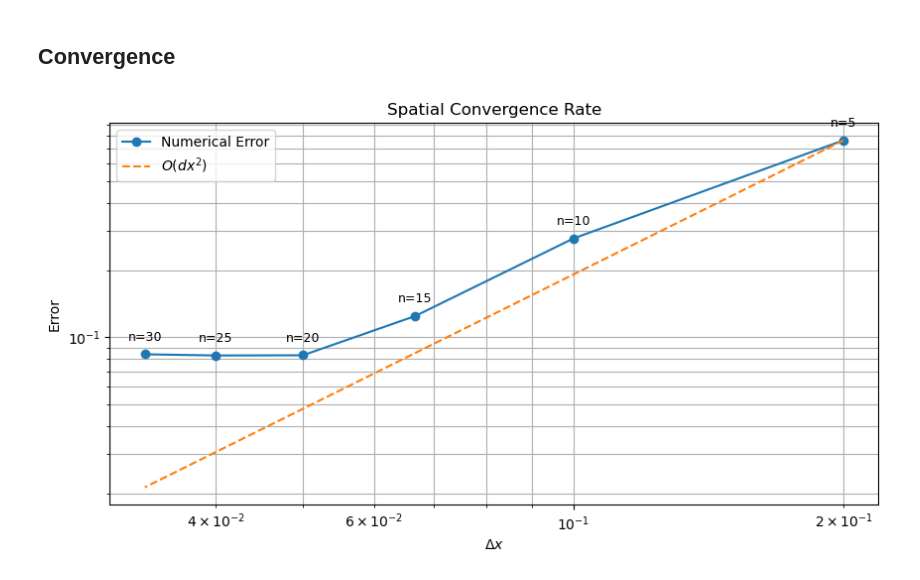
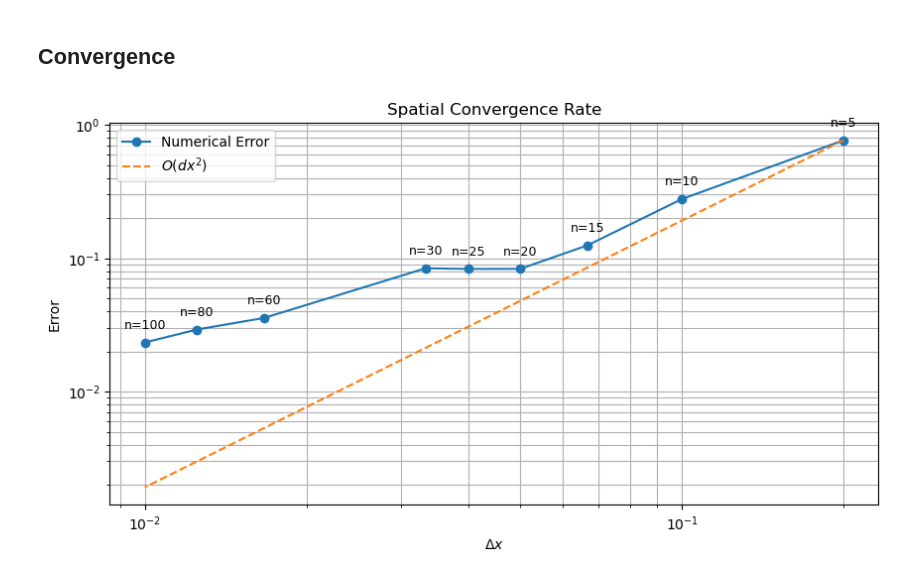
Before and after one commit to jedean2/Project_2_AE370, a Jupyter notebook: Final_FEM_Telegraph_Equation.ipynb, the cells around one changed output. Drawn from its saved outputs; the diff is of its cells as text; code cells hidden in the pictures.

```diff
--- a/Final_FEM_Telegraph_Equation.ipynb
+++ b/Final_FEM_Telegraph_Equation.ipynb
@@ -224,47 +220,43 @@ KeyboardInterrupt:
 ## Convergence
 # %%
 # SPATIAL CONVERGENCE TEST
-
-
 period = 6
 t_f = (period*L)/c
 eval_pt = 1
 t_eval = eval_pt * t_f  # eval at some point
 
-num_fourier = 10000 # want to be high to isolate spatial error rn
-
 dt = 1e-7 # small dt to minimize temporal error
-n_vals = [5, 10, 15, 20, 25, 30]
+n_vals = [5, 10, 15, 20, 25, 30,60,80,100]
 spatial_errors = []
 
 for n in n_vals:
     history, times = fem_solve(a, b, n, pluck_d, pull_l, t_f, dt, density, area, tension_0, c_d)
 
     t_actual = times[-1]  # Use actual final time
 
     u_fem = history[-1]
 
     x = np.linspace(0, L, n+1)[1:-1]
     u_true = analytical_solution(x, t_actual, c_d, density, area, tension_0, a, b, pull_l, pluck_d, num_fourier)
 
     spatial_error = np.linalg.norm(u_fem - u_true) / np.linalg.norm(u_true)
     spatial_errors.append(spatial_error)
 
 # plot
 dx_values = [L/n for n in n_vals]
 plt.figure(figsize=(10, 5))
 plt.loglog(dx_values, spatial_errors, '-o', label='Numerical Error')
 plt.loglog(dx_values, [dx**2 * (spatial_errors[0]/dx_values[0]**2) for dx in dx_values], '--', label='$O(dx^2)$')
 plt.xlabel('$\Delta x$')
 plt.ylabel('Error')
 plt.title('Spatial Convergence Rate')
 plt.legend()
 plt.grid(True, which="both", ls="-")
 for i, n in enumerate(n_vals):
     plt.annotate(f'n={n}', xy=(dx_values[i], spatial_errors[i]),textcoords="offset points", ha='center',xytext=(0, 10),fontsize=9)
 
 plt.show()
 # %% [output]
-[figure, old version]
+[figure, new version]
 # %%
 # TEMPORAL CONVERGENCE TEST
```
Also changed, not shown: parts of 5 cells of this notebook.
